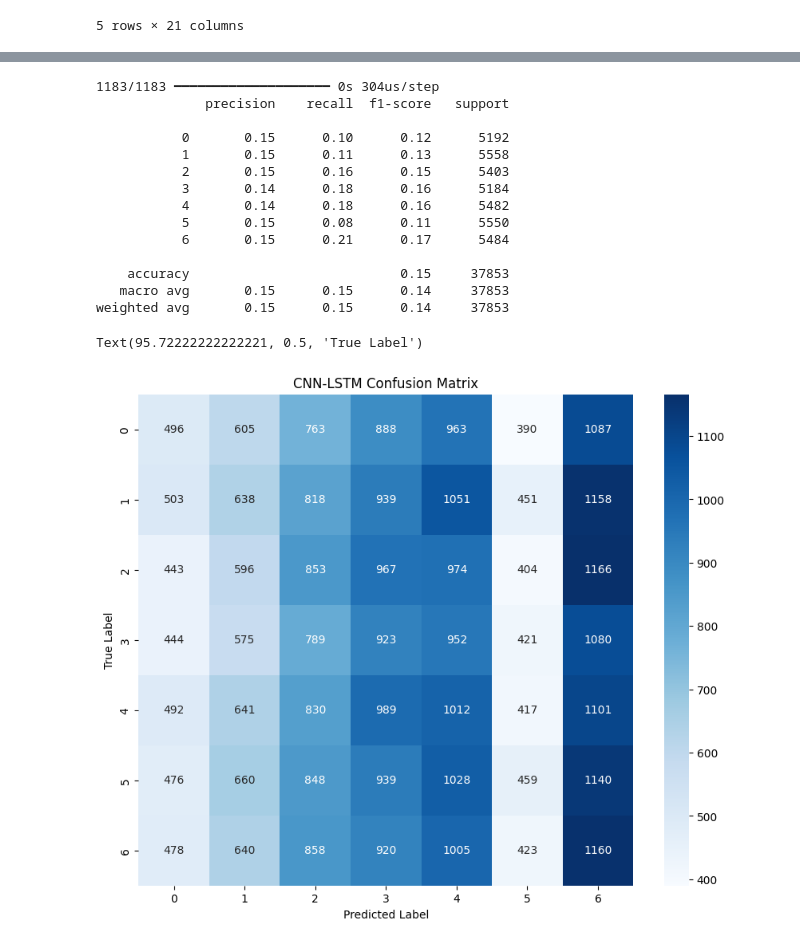
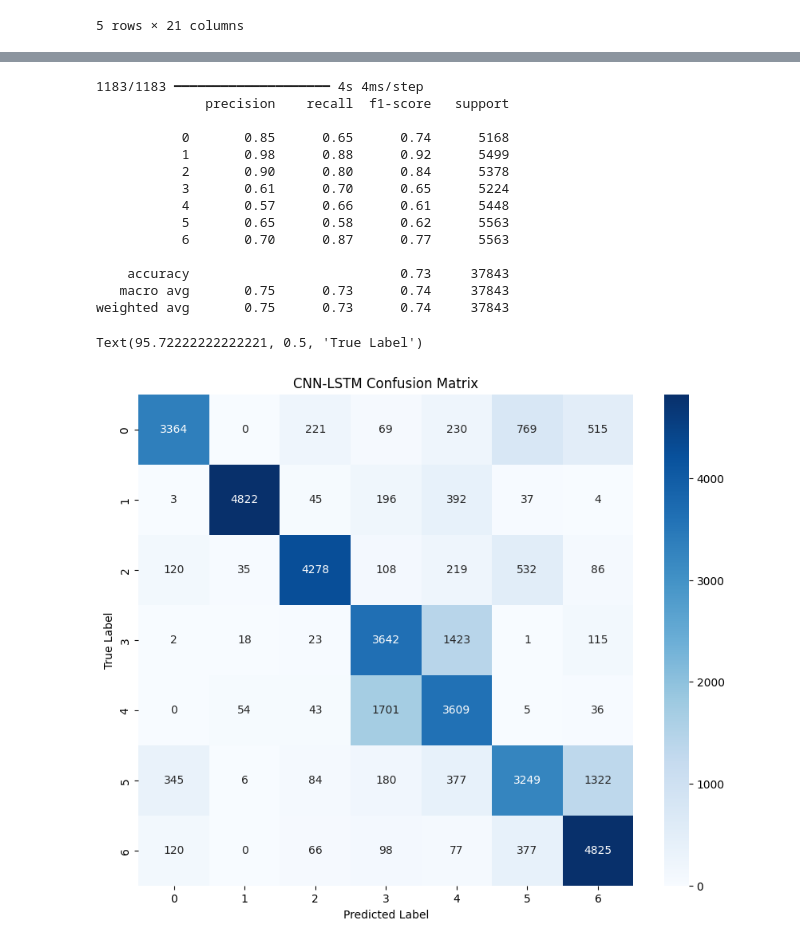
Before and after one commit to nicholastey/gnss_spoof_detector, a Jupyter notebook: spoof_detector/new.ipynb, the cells around one changed output, grey strips where cells are left out. Cells and saved outputs as stored; diff of their text form; code cells hidden in the pictures.

```diff
--- a/spoof_detector/new.ipynb
+++ b/spoof_detector/new.ipynb
@@ -930,0 +934,7 @@ X_val_no_extra_lstm = X_val_no_extra.values.reshape((X_val_no_extra.shape[0], 1,
+# %%
+def create_sequences(X, y, time_steps=10):
+    Xs, ys = [], []
+    for i in range(len(X) - time_steps):
+        Xs.append(X.iloc[i:i + time_steps].values)
+        ys.append(y.iloc[i + time_steps])  # label is at end of window
+    return np.array(Xs), np.array(ys)
@@ -1020,9 +1085,10 @@ lstm_model_no_diff = create_lstm_model((X_train_no_diff_lstm.shape[1], X_train_n
 lstm_model_no_diff.summary()
 
 # Train LSTM model
-lstm_model_no_diff.fit(X_train_no_diff_lstm, y_train_no_diff,
-               validation_data=(X_val_no_diff_lstm, y_val_no_diff),
-               epochs=10,
+lstm_model_no_diff.fit(X_train_no_diff_lstm, y_train_no_diff_lstm,
+               validation_data=(X_val_no_diff_lstm, y_val_no_diff_lstm),
+               epochs=35,
                batch_size=500,
-               verbose=1)
+               verbose=1,
+               callbacks=[lr_schedule])
 # %% [output]
@@ -1199,8 +1258,10 @@ def create_cnn_lstm_model(input_shape):
     #x = MaxPooling1D(1)(x)
     x = Dropout(0.3)(x)
 
-    # LSTM part: capture sequential relationships (though only 1 timestep here)
-    # x = LSTM(50)(x)
+    #LSTM part: capture sequential relationships
+    x = Bidirectional(LSTM(64, return_sequences=True))(x)
+    x = Dropout(0.3)(x)
+    x= LSTM(32, return_sequences=False)(x)
 
     # Fully connected part
     x = Dense(64, activation='relu')(x)
@@ -1208,7 +1269,7 @@ def create_cnn_lstm_model(input_shape):
     outputs = Dense(7, activation='softmax')(x)
 
     model = Model(inputs, outputs)
-    optimizer = Adam(learning_rate=0.001)
+    optimizer = Adam(learning_rate=0.01)
     model.compile(optimizer=optimizer, loss='sparse_categorical_crossentropy', metrics=['accuracy'])
 
     return model
@@ -1217,9 +1278,10 @@ cnn_lstm_model = create_cnn_lstm_model((X_train_no_diff_lstm.shape[1], X_train_n
 cnn_lstm_model.summary()
 
 # Train CNN-LSTM model
-cnn_lstm_model.fit(X_train_no_diff_lstm, y_train_no_diff,
-               validation_data=(X_val_no_diff_lstm, y_val_no_diff),
-               epochs=25,
+cnn_lstm_model.fit(X_train_no_diff_lstm, y_train_no_diff_lstm,
+               validation_data=(X_val_no_diff_lstm, y_val_no_diff_lstm),
+               epochs=35,
                batch_size=500,
-               verbose=1)
+               verbose=1,
+               callbacks=[lr_schedule])
 # %% [output]
@@ -1262,30 +1326,30 @@ Epoch 25/25
 <keras.src.callbacks.history.History at 0x...>
 # %%
-y_pred_cnn_lstm = np.argmax(cnn_lstm_model.predict(X_test_no_diff_lstm), axis=2)
-print(classification_report(y_test, y_pred_cnn_lstm))
-cm_cnn_lstm = confusion_matrix(y_test, y_pred_cnn_lstm)
+y_pred_cnn_lstm = np.argmax(cnn_lstm_model.predict(X_test_no_diff_lstm), axis=1)
+print(classification_report(y_test_no_diff_lstm, y_pred_cnn_lstm))
+cm_cnn_lstm = confusion_matrix(y_test_no_diff_lstm, y_pred_cnn_lstm)
 plt.figure(figsize=(10, 8))
 sns.heatmap(cm_cnn_lstm, annot=True, fmt='d', cmap='Blues')
 plt.title('CNN-LSTM Confusion Matrix')
 plt.xlabel('Predicted Label')
 plt.ylabel('True Label')
 # %% [output]
-1183/1183 ━━━━━━━━━━━━━━━━━━━━ 0s 304us/step
+1183/1183 ━━━━━━━━━━━━━━━━━━━━ 4s 4ms/step
               precision    recall  f1-score   support
 
-           0       0.15      0.10      0.12      5192
-           1       0.15      0.11      0.13      5558
-           2       0.15      0.16      0.15      5403
-           3       0.14      0.18      0.16      5184
-           4       0.14      0.18      0.16      5482
-           5       0.15      0.08      0.11      5550
-           6       0.15      0.21      0.17      5484
+           0       0.85      0.65      0.74      5168
+           1       0.98      0.88      0.92      5499
+           2       0.90      0.80      0.84      5378
+           3       0.61      0.70      0.65      5224
+           4       0.57      0.66      0.61      5448
+           5       0.65      0.58      0.62      5563
+           6       0.70      0.87      0.77      5563
 
-    accuracy                           0.15     37853
-   macro avg       0.15      0.15      0.14     37853
-weighted avg       0.15      0.15      0.14     37853
+    accuracy                           0.73     37843
+   macro avg       0.75      0.73      0.74     37843
+weighted avg       0.75      0.73      0.74     37843
 Text(95.72222222222221, 0.5, 'True Label')
-[figure, old version]
+[figure, new version]
 # %%
 X_train_cnn_no_diff = X_train_no_diff.to_numpy().reshape((X_train_no_diff.shape[0], X_train_no_diff.shape[1], 1))
 X_val_cnn_no_diff = X_val_no_diff.to_numpy().reshape((X_val_no_diff.shape[0], X_val_no_diff.shape[1], 1))
```
Also changed, not shown: parts of 18 cells of this notebook.
